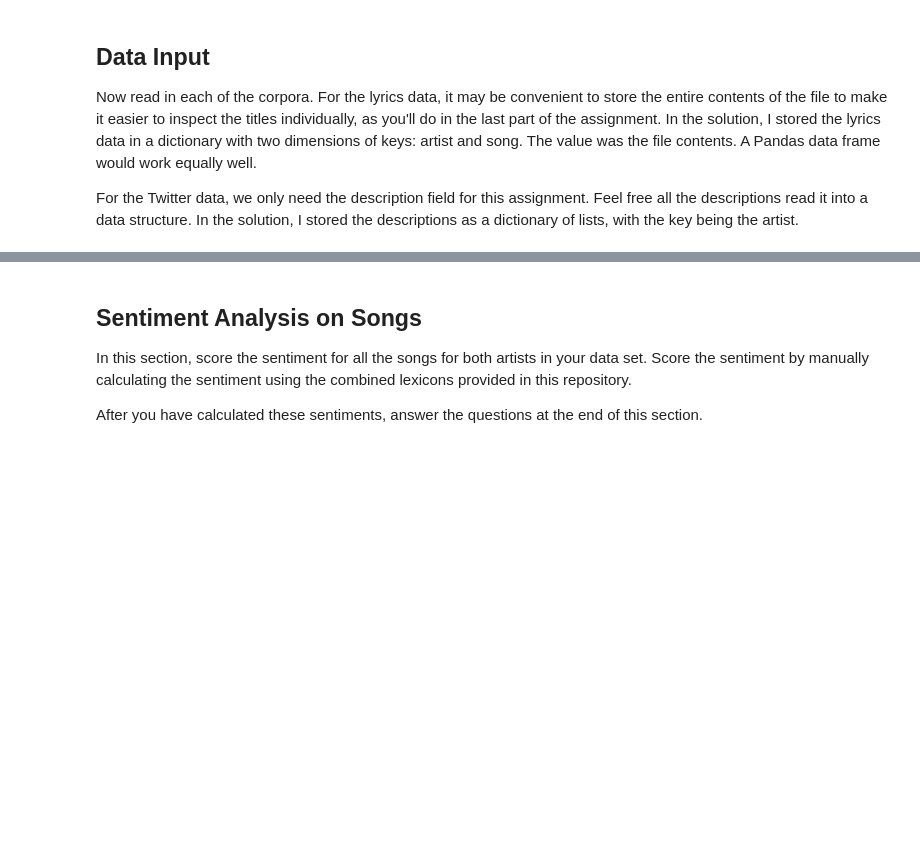
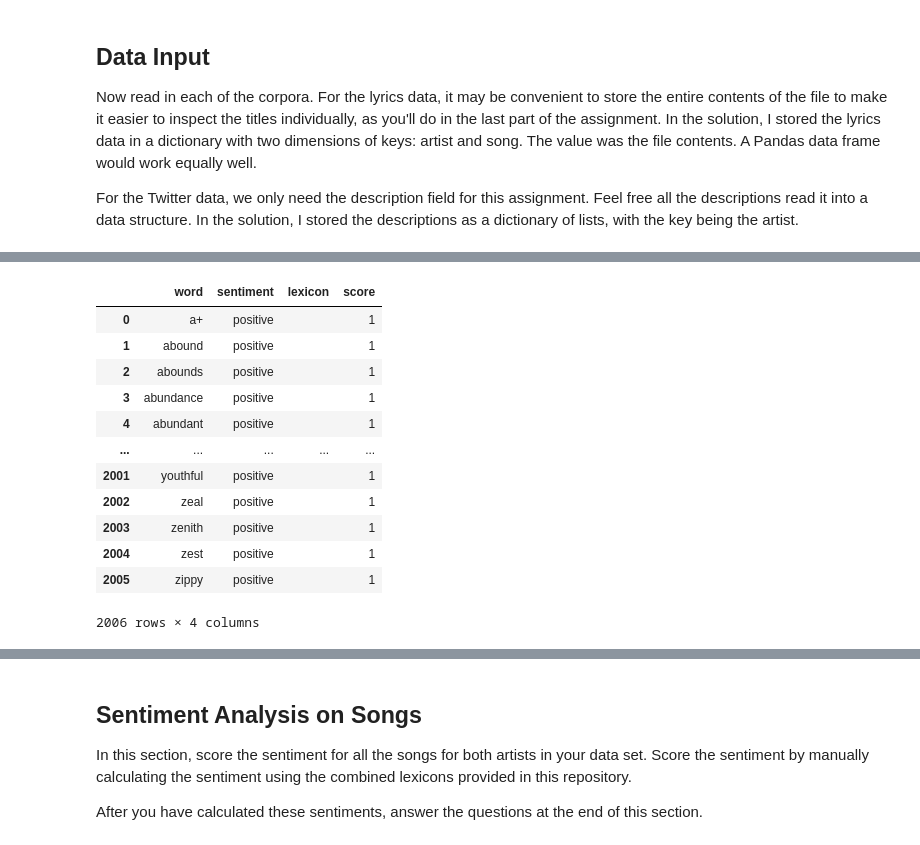
Before and after one commit to Brianne-Bell/ADS-509-textmine_M6-sentiment, a Jupyter notebook: Sentiment Assignment.ipynb, the cells around one changed output, grey strips where cells are left out. Drawn from its saved outputs; the diff is of its cells as text; code cells hidden in the pictures; blank space fills up the shorter version.

```diff
--- a/Sentiment Assignment.ipynb
+++ b/Sentiment Assignment.ipynb
@@ -133,0 +172,20 @@ twitter_df
+# %%
+pos_words = pd.read_csv("positive-words.txt",names=['word'], skiprows=34, encoding = "ISO-8859-1")
+pos_words["sentiment"] = "positive"
+pos_words["lexicon"] = ""
+pos_words["score"] = 1
+pos_words
+# %% [output]
+|  | word | sentiment | lexicon | score |
+| 0 | a+ | positive |  | 1 |
+| 1 | abound | positive |  | 1 |
+| 2 | abounds | positive |  | 1 |
+| 3 | abundance | positive |  | 1 |
+| 4 | abundant | positive |  | 1 |
+| ... | ... | ... | ... | ... |
+| 2001 | youthful | positive |  | 1 |
+| 2002 | zeal | positive |  | 1 |
+| 2003 | zenith | positive |  | 1 |
+| 2004 | zest | positive |  | 1 |
+| 2005 | zippy | positive |  | 1 |
+2006 rows × 4 columns
```
Also changed, not shown: parts of 7 cells of this notebook.
